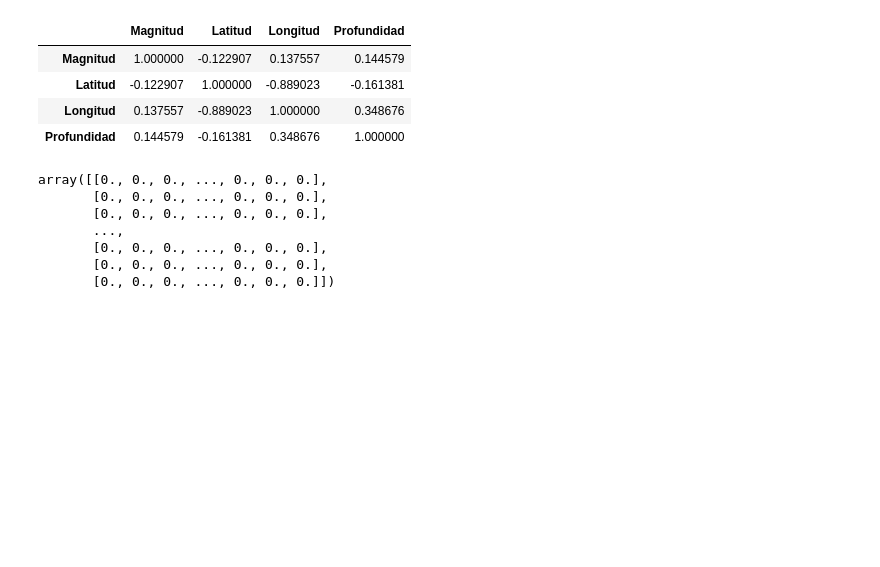
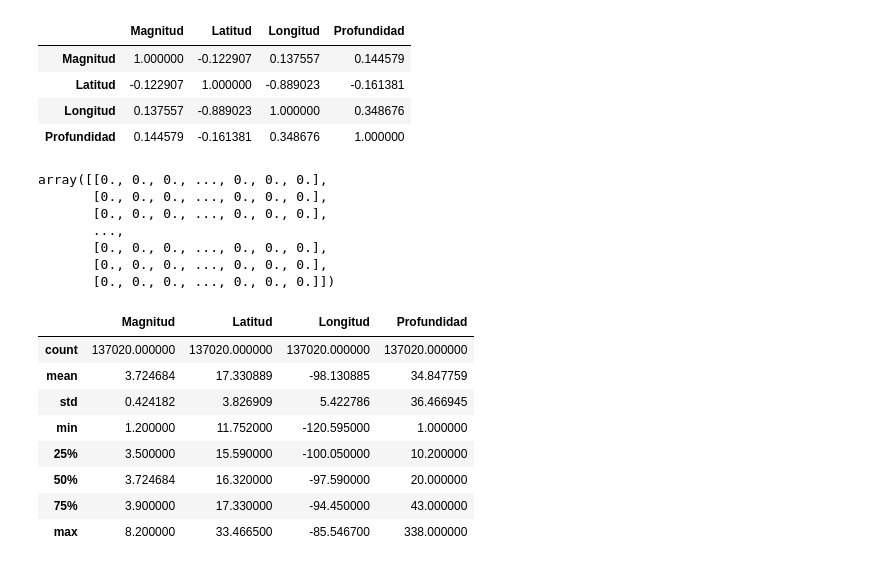
Before and after one commit to rockdrigoma/mexico_earthquakes, a Jupyter notebook: src/data_analysis.ipynb, the cells around one changed output. Cells and saved outputs as stored; diff of their text form; code cells hidden in the pictures; blank space fills up the shorter version.

```diff
--- a/src/data_analysis.ipynb
+++ b/src/data_analysis.ipynb
@@ -190,3 +206,15 @@ array([[0., 0., 0., ..., 0., 0., 0.],
        [0., 0., 0., ..., 0., 0., 0.],
        [0., 0., 0., ..., 0., 0., 0.],
        [0., 0., 0., ..., 0., 0., 0.]])
+# %%
+df.describe()
+# %% [output]
+|  | Magnitud | Latitud | Longitud | Profundidad |
+| count | 137020.000000 | 137020.000000 | 137020.000000 | 137020.000000 |
+| mean | 3.724684 | 17.330889 | -98.130885 | 34.847759 |
+| std | 0.424182 | 3.826909 | 5.422786 | 36.466945 |
+| min | 1.200000 | 11.752000 | -120.595000 | 1.000000 |
+| 25% | 3.500000 | 15.590000 | -100.050000 | 10.200000 |
+| 50% | 3.724684 | 16.320000 | -97.590000 | 20.000000 |
+| 75% | 3.900000 | 17.330000 | -94.450000 | 43.000000 |
+| max | 8.200000 | 33.466500 | -85.546700 | 338.000000 |
```
Also changed, not shown: parts of 5 cells of this notebook.
